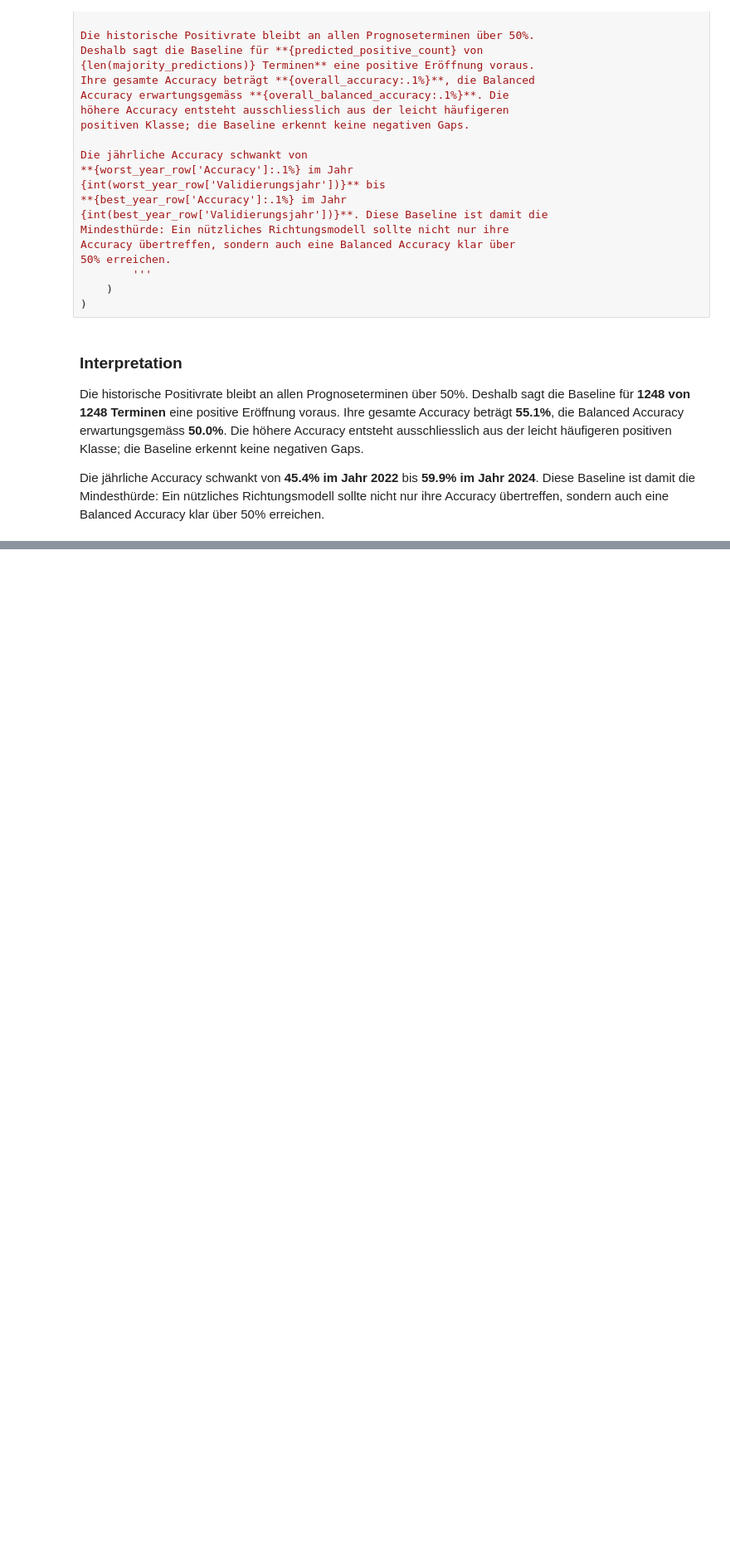
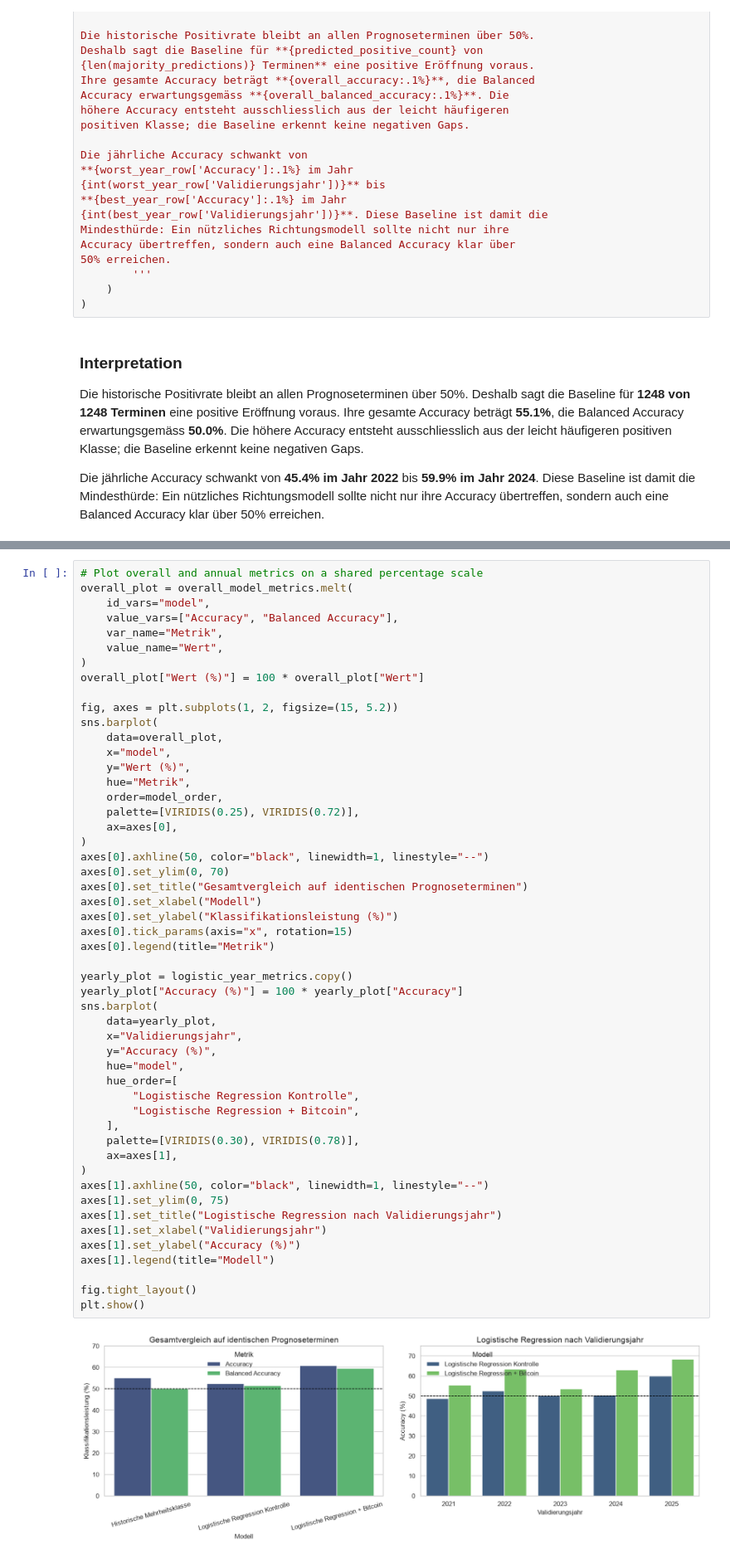
Before and after one commit to Steff72/CSP1, a Jupyter notebook: notebooks/btc_overnight_qqq_forecasting.ipynb, the cells around one changed output, grey strips where cells are left out. Shown at 83% size. Saved outputs shown, nothing was run; the diff lists cells and outputs as text; blank space fills up the shorter version.

Commit message:
Add logistic regression walk-forward models

```diff
--- a/notebooks/btc_overnight_qqq_forecasting.ipynb
+++ b/notebooks/btc_overnight_qqq_forecasting.ipynb
@@ -2095,0 +2420,53 @@ Accuracy übertreffen, sondern auch eine Balanced Accuracy klar über
+# %%
+# Plot overall and annual metrics on a shared percentage scale
+overall_plot = overall_model_metrics.melt(
+    id_vars="model",
+    value_vars=["Accuracy", "Balanced Accuracy"],
+    var_name="Metrik",
+    value_name="Wert",
+)
+overall_plot["Wert (%)"] = 100 * overall_plot["Wert"]
+
+fig, axes = plt.subplots(1, 2, figsize=(15, 5.2))
+sns.barplot(
+    data=overall_plot,
+    x="model",
+    y="Wert (%)",
+    hue="Metrik",
+    order=model_order,
+    palette=[VIRIDIS(0.25), VIRIDIS(0.72)],
+    ax=axes[0],
+)
+axes[0].axhline(50, color="black", linewidth=1, linestyle="--")
+axes[0].set_ylim(0, 70)
+axes[0].set_title("Gesamtvergleich auf identischen Prognoseterminen")
+axes[0].set_xlabel("Modell")
+axes[0].set_ylabel("Klassifikationsleistung (%)")
+axes[0].tick_params(axis="x", rotation=15)
+axes[0].legend(title="Metrik")
+
+yearly_plot = logistic_year_metrics.copy()
+yearly_plot["Accuracy (%)"] = 100 * yearly_plot["Accuracy"]
+sns.barplot(
+    data=yearly_plot,
+    x="Validierungsjahr",
+    y="Accuracy (%)",
+    hue="model",
+    hue_order=[
+        "Logistische Regression Kontrolle",
+        "Logistische Regression + Bitcoin",
+    ],
+    palette=[VIRIDIS(0.30), VIRIDIS(0.78)],
+    ax=axes[1],
+)
+axes[1].axhline(50, color="black", linewidth=1, linestyle="--")
+axes[1].set_ylim(0, 75)
+axes[1].set_title("Logistische Regression nach Validierungsjahr")
+axes[1].set_xlabel("Validierungsjahr")
+axes[1].set_ylabel("Accuracy (%)")
+axes[1].legend(title="Modell")
+
+fig.tight_layout()
+plt.show()
+# %% [output]
+[figure, added]
```
Also changed, not shown: parts of 8 cells of this notebook, 1 other file.
